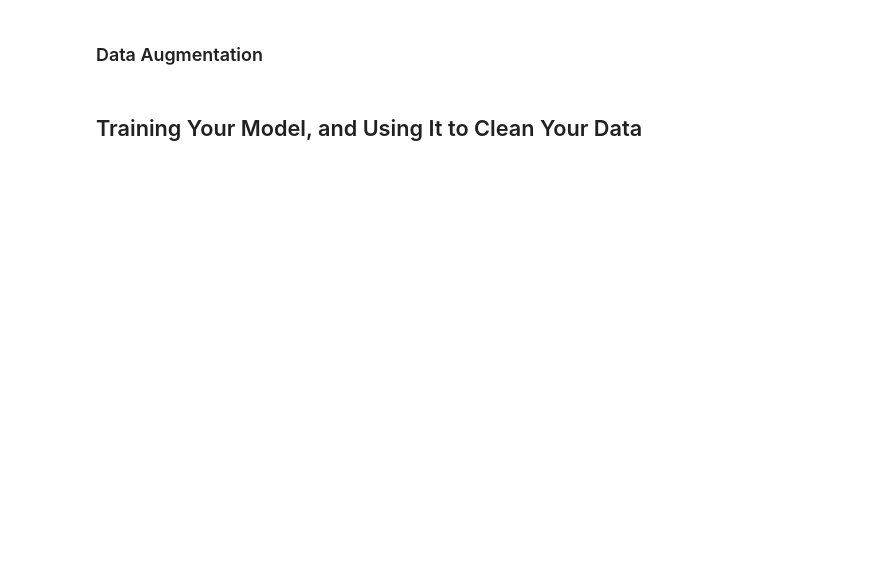
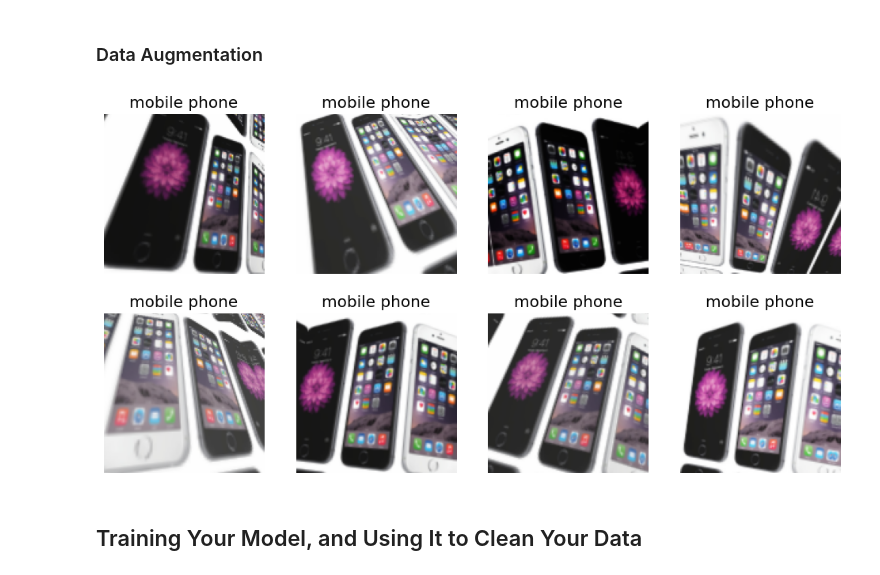
Before and after one commit to arihantvyavhare/device_detector, a Jupyter notebook: model_training.ipynb, the cells around one changed output. Saved outputs shown, nothing was run; the diff lists cells and outputs as text; code cells hidden in the pictures; blank space fills up the shorter version.

```diff
--- a/model_training.ipynb
+++ b/model_training.ipynb
@@ -102,9 +86,11 @@ dls.train.show_batch(max_n=4, nrows=1, unique=True)
 # %% [markdown]
 ### Data Augmentation
 # %%
-bears = bears.new(item_tfms=Resize(128), batch_tfms=aug_transforms(mult=2))
-dls = bears.dataloaders(path)
+devices = devices.new(item_tfms=Resize(128), batch_tfms=aug_transforms(mult=2))
+dls = devices.dataloaders(path)
 dls.train.show_batch(max_n=8, nrows=2, unique=True)
+# %% [output]
+[figure, added]
 # %% [markdown]
 ## Training Your Model, and Using It to Clean Your Data
 # %%
```
Also changed, not shown: parts of 49 cells of this notebook, 1 other file.
